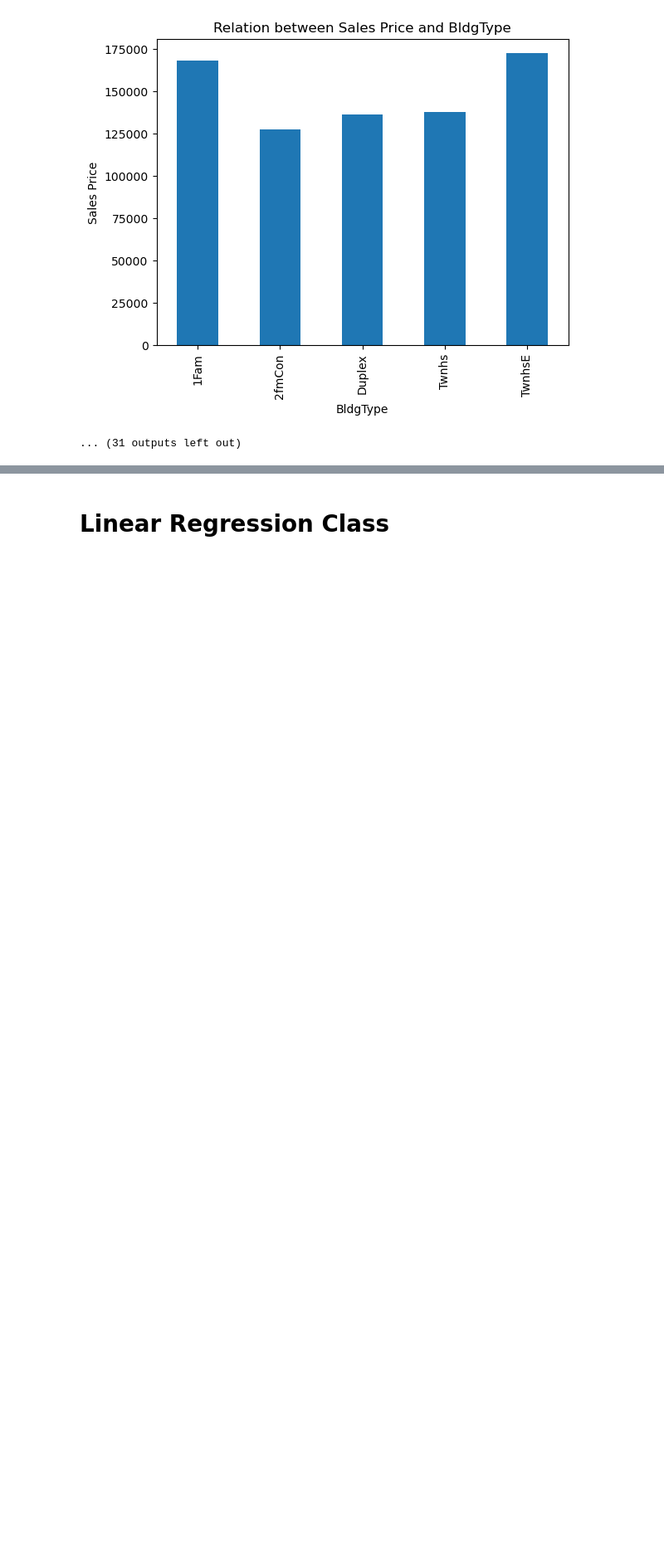
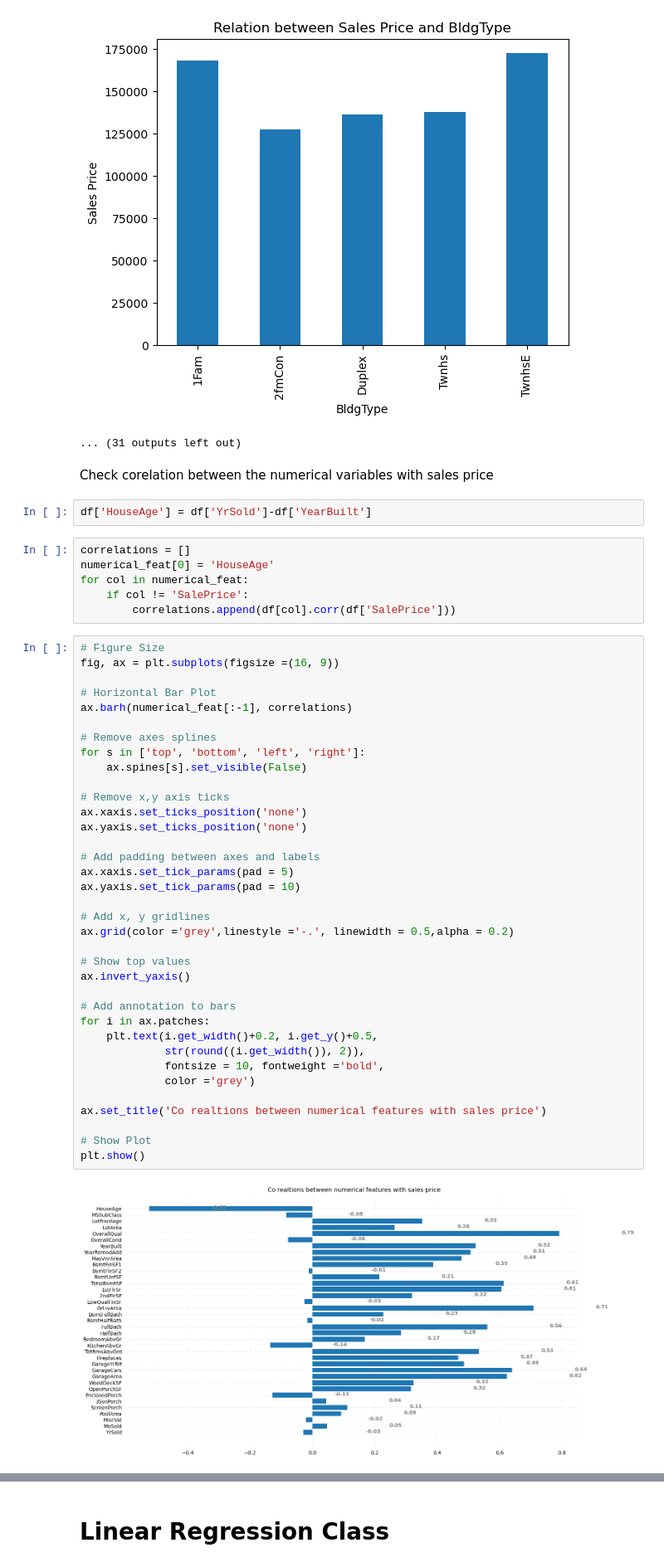
Before and after one commit to Sahadat31/Linear_regression_scratch, a Jupyter notebook: House_Price_Prediction.ipynb, the cells around one changed output, grey strips where cells are left out. Shown at 83% size. Cells and saved outputs as stored; diff of their text form; blank space fills up the shorter version.

```diff
--- a/House_Price_Prediction.ipynb
+++ b/House_Price_Prediction.ipynb
@@ -279,3 +297,51 @@ for c in categorical_feat:
 [figure]
 [figure]
 ... (31 outputs left out)
+# %% [markdown]
+Check corelation between the numerical variables with sales price
+# %%
+df['HouseAge'] = df['YrSold']-df['YearBuilt']
+# %%
+correlations = []
+numerical_feat[0] = 'HouseAge'
+for col in numerical_feat:
+    if col != 'SalePrice':
+        correlations.append(df[col].corr(df['SalePrice']))
+# %%
+# Figure Size
+fig, ax = plt.subplots(figsize =(16, 9))
+
+# Horizontal Bar Plot
+ax.barh(numerical_feat[:-1], correlations)
+
+# Remove axes splines
+for s in ['top', 'bottom', 'left', 'right']:
+    ax.spines[s].set_visible(False)
+
+# Remove x,y axis ticks
+ax.xaxis.set_ticks_position('none')
+ax.yaxis.set_ticks_position('none')
+
+# Add padding between axes and labels
+ax.xaxis.set_tick_params(pad = 5)
+ax.yaxis.set_tick_params(pad = 10)
+
+# Add x, y gridlines
+ax.grid(color ='grey',linestyle ='-.', linewidth = 0.5,alpha = 0.2)
+
+# Show top values
+ax.invert_yaxis()
+
+# Add annotation to bars
+for i in ax.patches:
+    plt.text(i.get_width()+0.2, i.get_y()+0.5,
+             str(round((i.get_width()), 2)),
+             fontsize = 10, fontweight ='bold',
+             color ='grey')
+
+ax.set_title('Co realtions between numerical features with sales price')
+
+# Show Plot
+plt.show()
+# %% [output]
+[figure, added]
```
Also changed, not shown: parts of 23 cells of this notebook.
